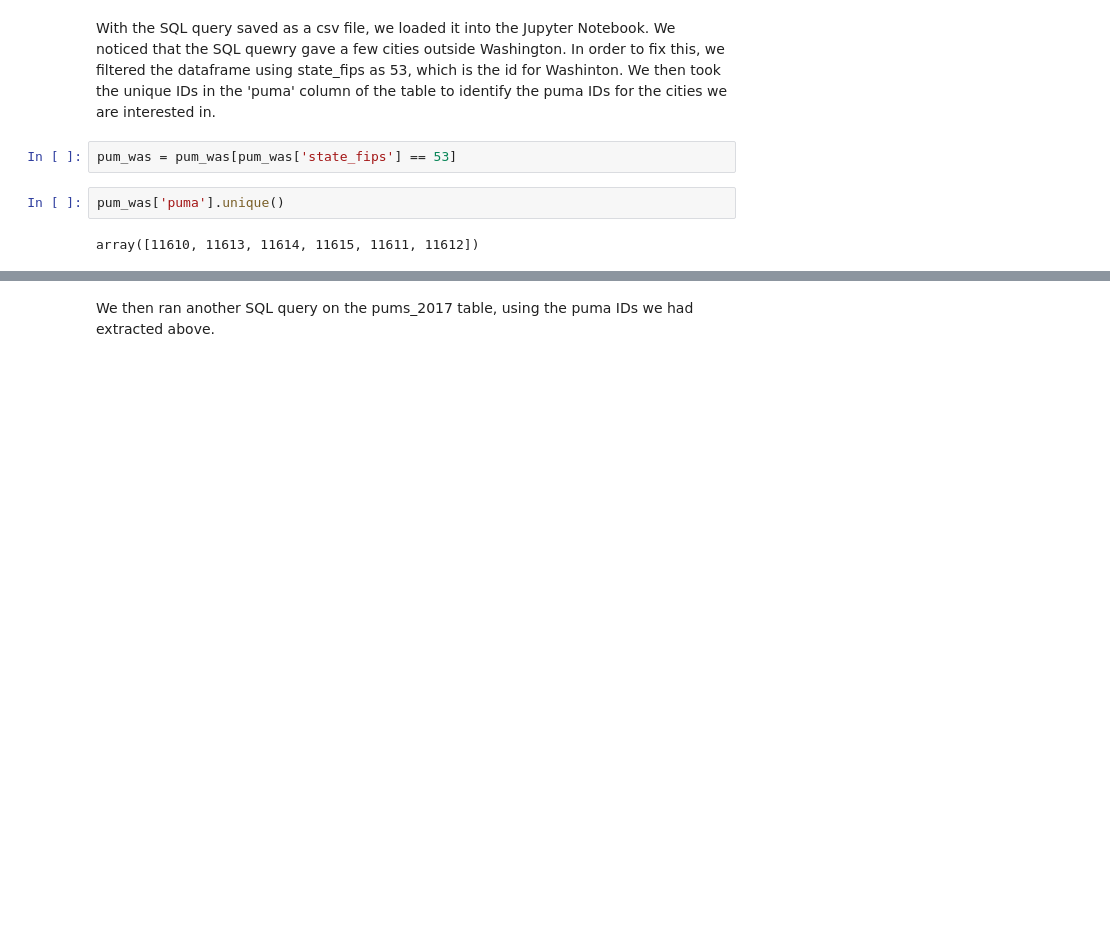
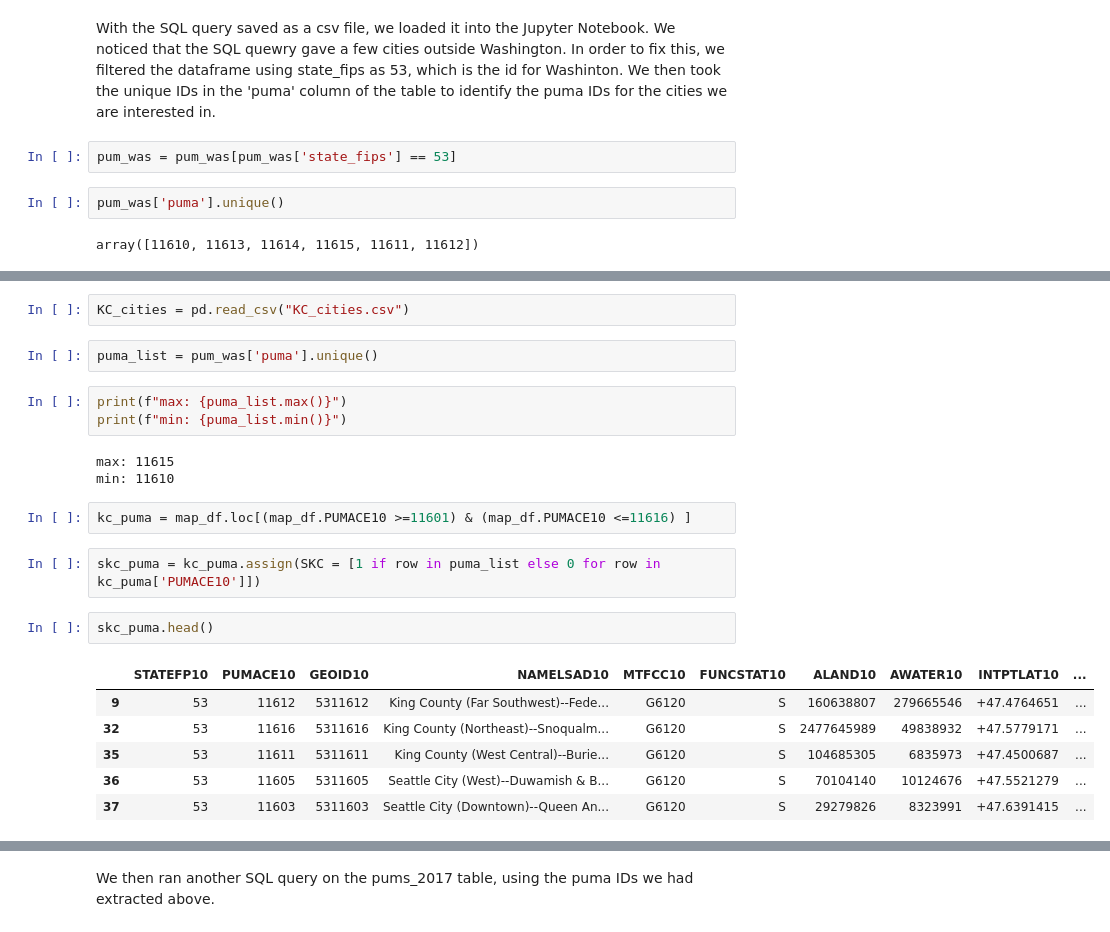
Before and after one commit to navahmed/opportunity_youth, a Jupyter notebook: Index.ipynb, the cells around one changed output, grey strips where cells are left out. Drawn from its saved outputs; the diff is of its cells as text; blank space fills up the shorter version.

```diff
--- a/Index.ipynb
+++ b/Index.ipynb
@@ -60,0 +78,23 @@ array([11610, 11613, 11614, 11615, 11611, 11612])
+# %%
+KC_cities = pd.read_csv("KC_cities.csv")
+# %%
+puma_list = pum_was['puma'].unique()
+# %%
+print(f"max: {puma_list.max()}")
+print(f"min: {puma_list.min()}")
+# %% [output]
+max: 11615
+min: 11610
+# %%
+kc_puma = map_df.loc[(map_df.PUMACE10 >=11601) & (map_df.PUMACE10 <=11616) ]
+# %%
+skc_puma = kc_puma.assign(SKC = [1 if row in puma_list else 0 for row in kc_puma['PUMACE10']])
+# %%
+skc_puma.head()
+# %% [output]
+|  | STATEFP10 | PUMACE10 | GEOID10 | NAMELSAD10 | MTFCC10 | FUNCSTAT10 | ALAND10 | AWATER10 | INTPTLAT10 | ... |
+| 9 | 53 | 11612 | 5311612 | King County (Far Southwest)--Fede... | G6120 | S | 160638807 | 279665546 | +47.4764651 | ... |
+| 32 | 53 | 11616 | 5311616 | King County (Northeast)--Snoqualm... | G6120 | S | 2477645989 | 49838932 | +47.5779171 | ... |
+| 35 | 53 | 11611 | 5311611 | King County (West Central)--Burie... | G6120 | S | 104685305 | 6835973 | +47.4500687 | ... |
+| 36 | 53 | 11605 | 5311605 | Seattle City (West)--Duwamish & B... | G6120 | S | 70104140 | 10124676 | +47.5521279 | ... |
+| 37 | 53 | 11603 | 5311603 | Seattle City (Downtown)--Queen An... | G6120 | S | 29279826 | 8323991 | +47.6391415 | ... |
```
Also changed, not shown: parts of 35 cells of this notebook.
